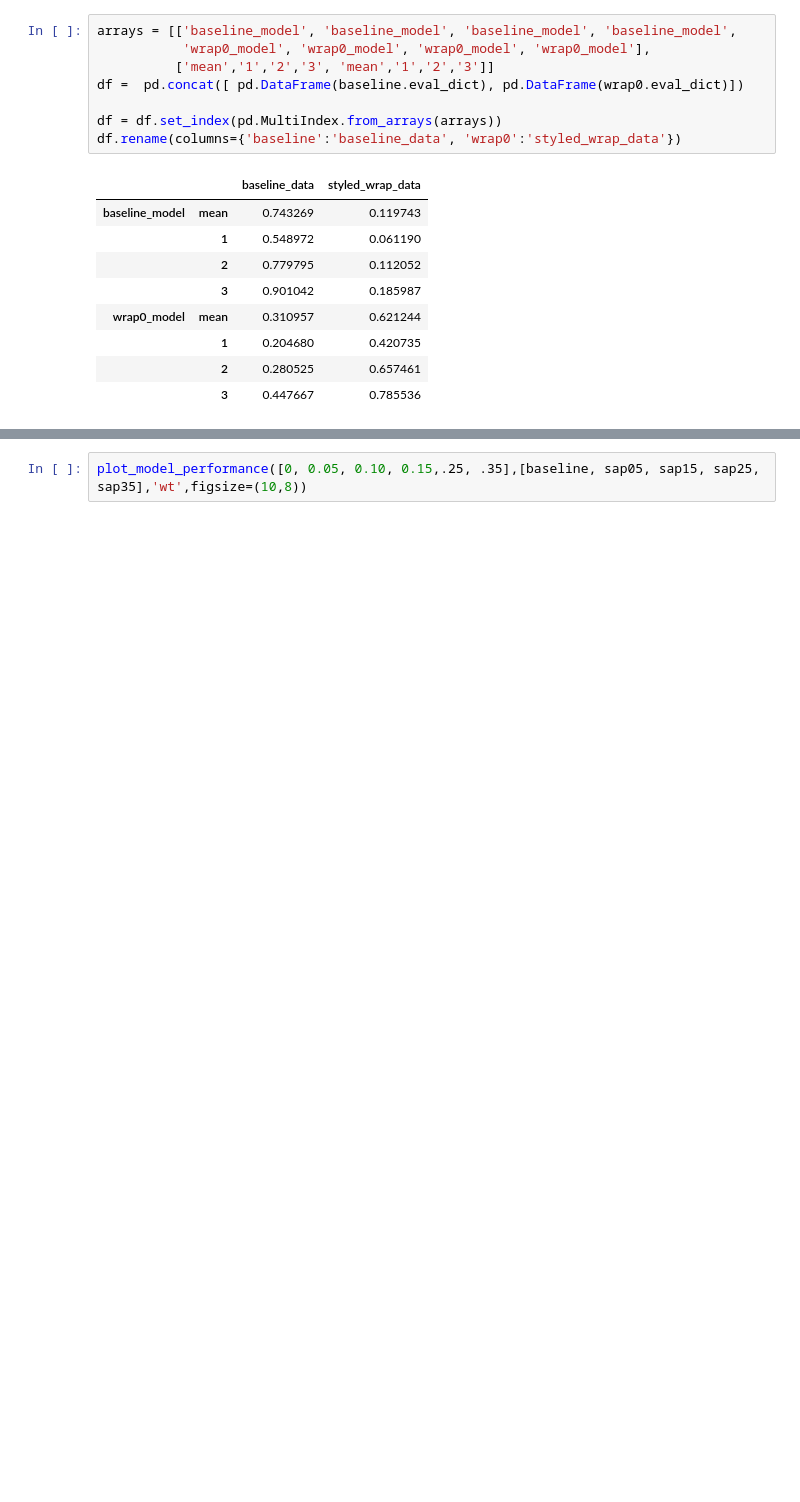
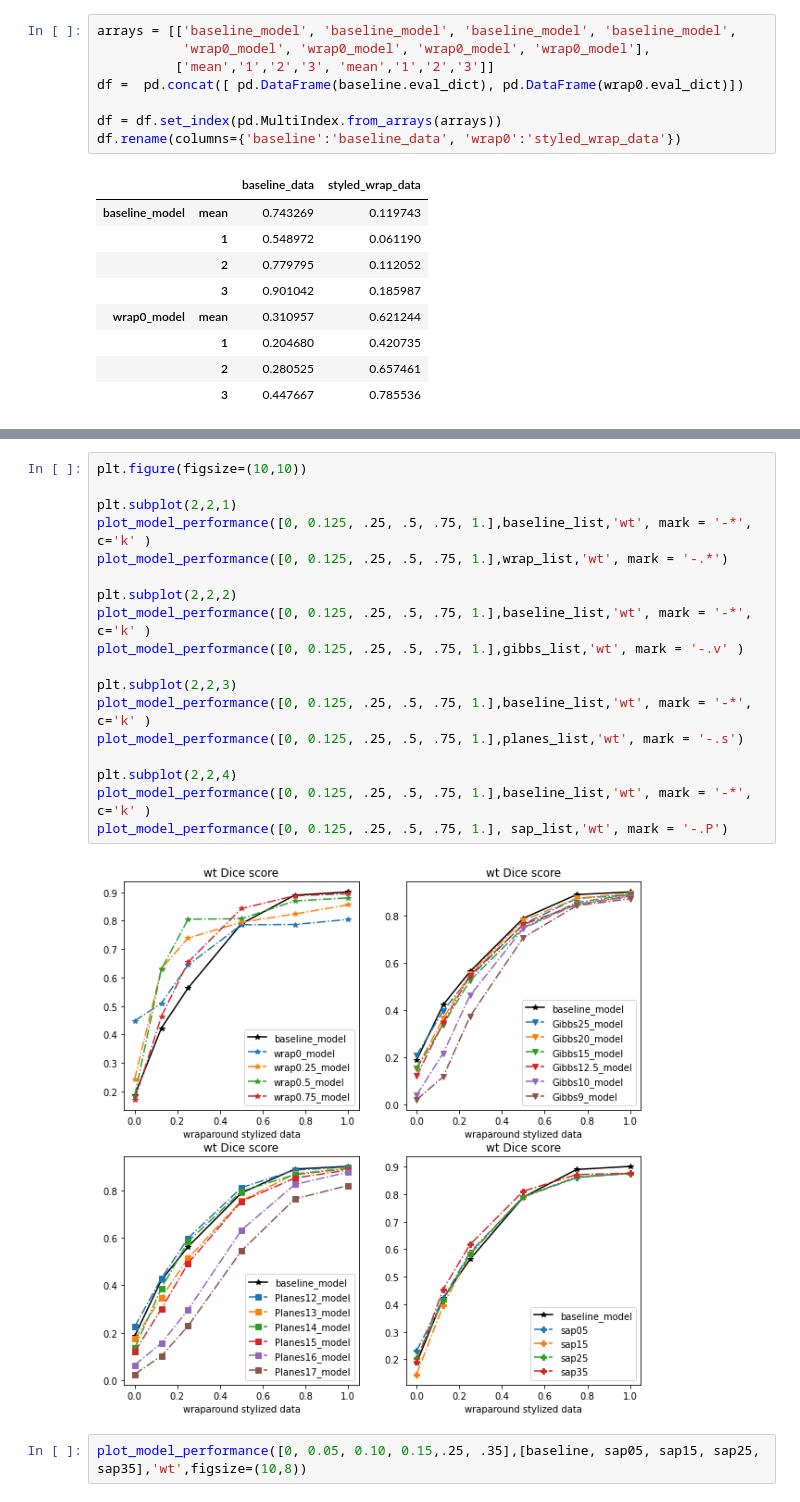
Before and after one commit to yanielc/medical-vision-textural-bias, a Jupyter notebook: 20_results/80_common_evaluations/50_evaluations_on_wrap/comparison_on_wrap.ipynb, the cells around one changed output, grey strips where cells are left out. Drawn from its saved outputs; the diff is of its cells as text; blank space fills up the shorter version.

```diff
--- a/20_results/80_common_evaluations/50_evaluations_on_wrap/comparison_on_wrap.ipynb
+++ b/20_results/80_common_evaluations/50_evaluations_on_wrap/comparison_on_wrap.ipynb
@@ -339,3 +351,23 @@ plt.show()
+# %%
+plt.figure(figsize=(10,10))
+
+plt.subplot(2,2,1)
+plot_model_performance([0, 0.125, .25, .5, .75, 1.],baseline_list,'wt', mark = '-*', c='k' )
+plot_model_performance([0, 0.125, .25, .5, .75, 1.],wrap_list,'wt', mark = '-.*')
+
+plt.subplot(2,2,2)
+plot_model_performance([0, 0.125, .25, .5, .75, 1.],baseline_list,'wt', mark = '-*', c='k' )
+plot_model_performance([0, 0.125, .25, .5, .75, 1.],gibbs_list,'wt', mark = '-.v' )
+
+plt.subplot(2,2,3)
+plot_model_performance([0, 0.125, .25, .5, .75, 1.],baseline_list,'wt', mark = '-*', c='k' )
+plot_model_performance([0, 0.125, .25, .5, .75, 1.],planes_list,'wt', mark = '-.s')
+
+plt.subplot(2,2,4)
+plot_model_performance([0, 0.125, .25, .5, .75, 1.],baseline_list,'wt', mark = '-*', c='k' )
+plot_model_performance([0, 0.125, .25, .5, .75, 1.], sap_list,'wt', mark = '-.P')
+# %% [output]
+[figure, added]
 # %%
 plot_model_performance([0, 0.05, 0.10, 0.15,.25, .35],[baseline, sap05, sap15, sap25, sap35],'wt',figsize=(10,8))
 # %% [output]
```
Also changed, not shown: parts of 10 cells of this notebook, 27 other files.
